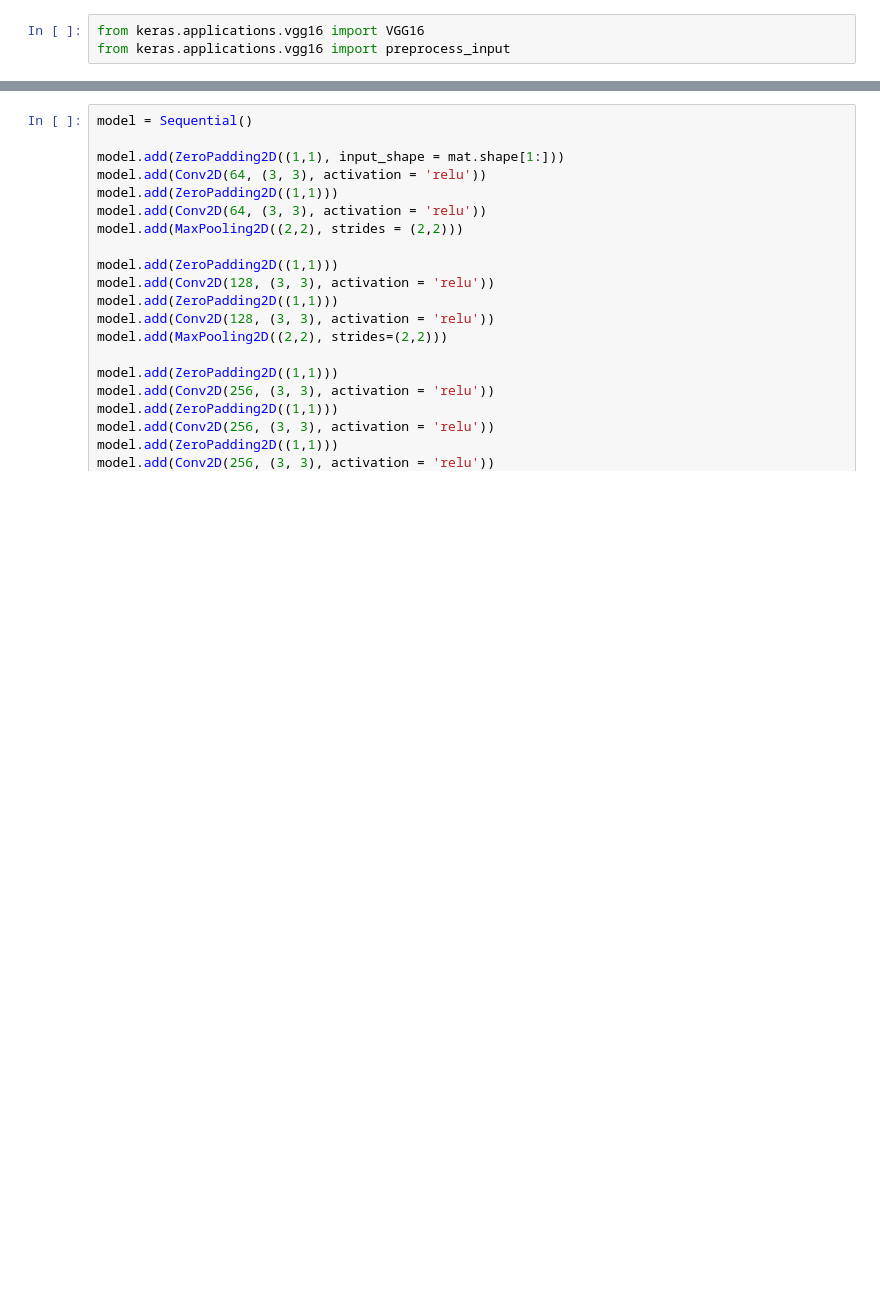
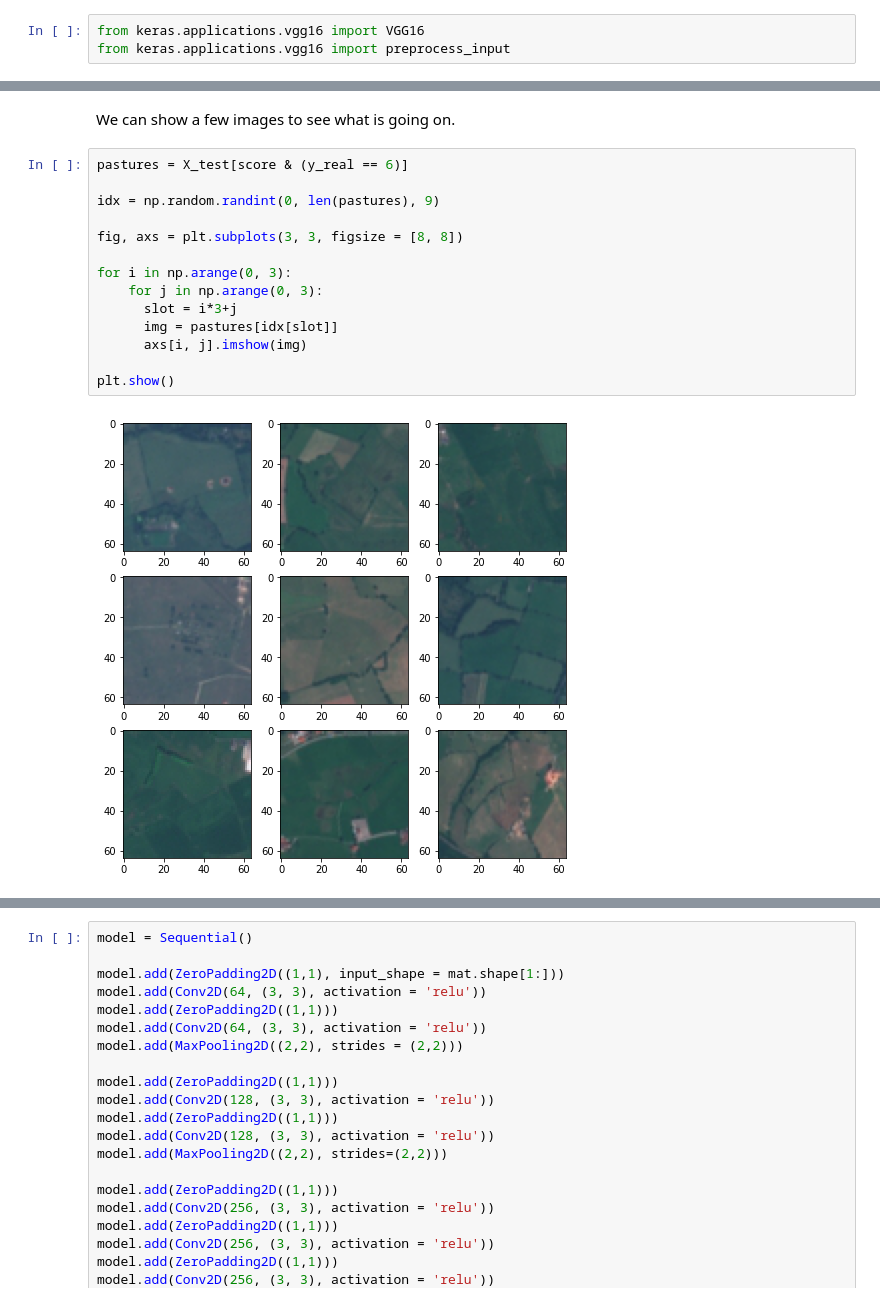
Before and after one commit to asrenninger/sensing, a Jupyter notebook: python/eurosat.ipynb, the cells around one changed output, grey strips where cells are left out. Drawn from its saved outputs; the diff is of its cells as text; blank space fills up the shorter version.

```diff
--- a/python/eurosat.ipynb
+++ b/python/eurosat.ipynb
@@ -405,0 +607,18 @@ from keras.applications.vgg16 import preprocess_input
+# %% [markdown]
+We can show a few images to see what is going on.
+# %%
+pastures = X_test[score & (y_real == 6)]
+
+idx = np.random.randint(0, len(pastures), 9)
+
+fig, axs = plt.subplots(3, 3, figsize = [8, 8])
+
+for i in np.arange(0, 3):
+    for j in np.arange(0, 3):
+      slot = i*3+j
+      img = pastures[idx[slot]]
+      axs[i, j].imshow(img)
+
+plt.show()
+# %% [output]
+[figure, added]
```
Also changed, not shown: parts of 90 cells of this notebook.
